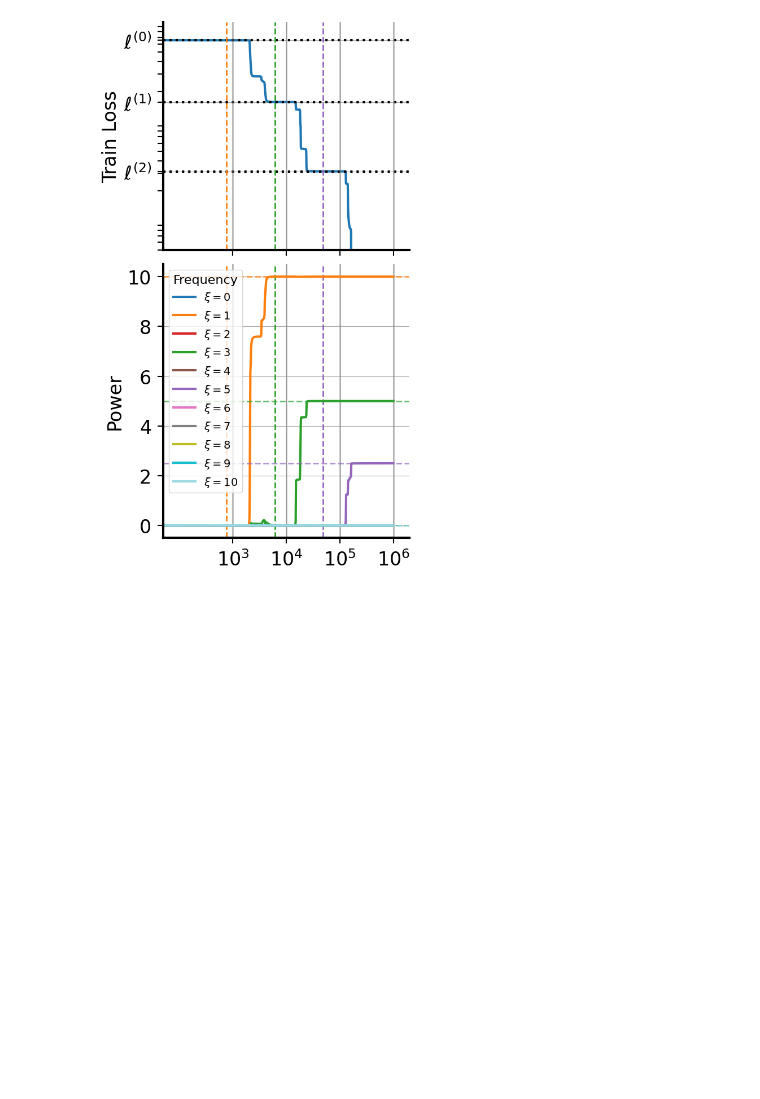
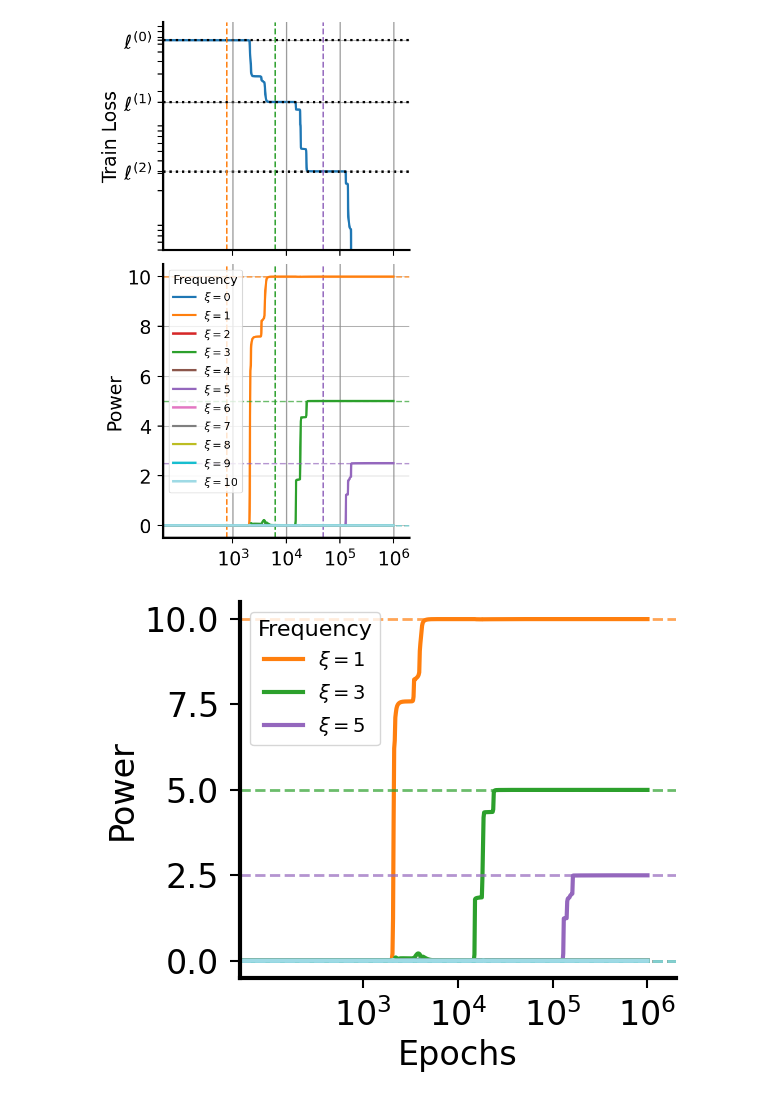
Before and after one commit to danielkunin/alternating-gradient-flows, a Jupyter notebook: modular arithmetic.ipynb, the cells around one changed output. Saved outputs shown, nothing was run; the diff lists cells and outputs as text; code cells hidden in the pictures; blank space fills up the shorter version.

```diff
--- a/modular arithmetic.ipynb
+++ b/modular arithmetic.ipynb
@@ -666,3 +668,74 @@ plt.savefig("combined_loss_power.pdf", bbox_inches="tight")
 plt.show()
 # %% [output]
 [figure]
+# %%
+import numpy as np
+import matplotlib.pyplot as plt
+import matplotlib.cm as cm
+import torch
+
+# === SETTINGS ===
+p = Y_tensor.shape[1]
+num_freqs = p // 2 + 1
+
+# Compute template power spectrum
+template_ft = np.fft.rfft(template)
+template_power = np.abs(template_ft)[:num_freqs]
+
+# Color settings
+cmap = plt.colormaps.get_cmap('tab20').resampled(num_freqs)
+manual_colors = {
+    0: 'tab:blue',
+    1: 'tab:orange',
+    2: 'tab:red',
+    3: 'tab:green',
+    4: 'tab:brown',
+    5: 'tab:purple',
+}
+colors = [manual_colors.get(i, cmap(i)) for i in range(num_freqs)]
+
+# Compute output power over time
+num_points = 1000
+steps = np.unique(np.logspace(0, np.log10(len(param_history) - 1), num_points, dtype=int))
+powers_over_time = []
+
+for step in steps:
+    model.load_state_dict(param_history[step])
+    model.eval()
+    with torch.no_grad():
+        outputs = model(X_tensor)
+        ft = np.fft.rfft(outputs.detach().cpu().numpy(), axis=1)
+        avg_power = np.mean(np.abs(ft), axis=0)
+        powers_over_time.append(avg_power)
+
+powers_over_time = np.array(powers_over_time)  # shape: (steps, freqs)
+
+# === PLOTTING ===
+fig, ax = plt.subplots(figsize=(6, 5))
+
+for k in range(num_freqs):
+    color = colors[k]
+    label = fr"$\xi = {k}$" if k in [1, 3, 5] else None
+    ax.plot(steps, powers_over_time[:, k], color=color, lw=3, label=label)
+    ax.axhline(template_power[k], color=color, linestyle='dashed', linewidth=2, alpha=0.7)
+
+# Add vertical lines if needed
+# for step in time_steps:
+#     ax.axvline(x=step, color='gray', alpha=0.5, linestyle='solid', linewidth=2)
+
+# Labeling and formatting
+ax.set_xscale('log')
+ax.set_xlim(5e1, 2e6)
+ax.set_xticks(time_steps)
+ax.set_ylabel("Power", fontsize=24)
+ax.set_xlabel("Epochs", fontsize=24)
+ax.legend(fontsize=14, title="Frequency", title_fontsize=16, loc='upper left')
+
+style_axes(ax)
+ax.set_xticks([1000, 10000, 100000, epochs-1])
+ax.grid(False)
+plt.tight_layout()
+plt.savefig("fourier_power_only.pdf", bbox_inches="tight")
+plt.show()
+# %% [output]
+[figure, added]
```
Also changed, not shown: parts of 4 cells of this notebook.
